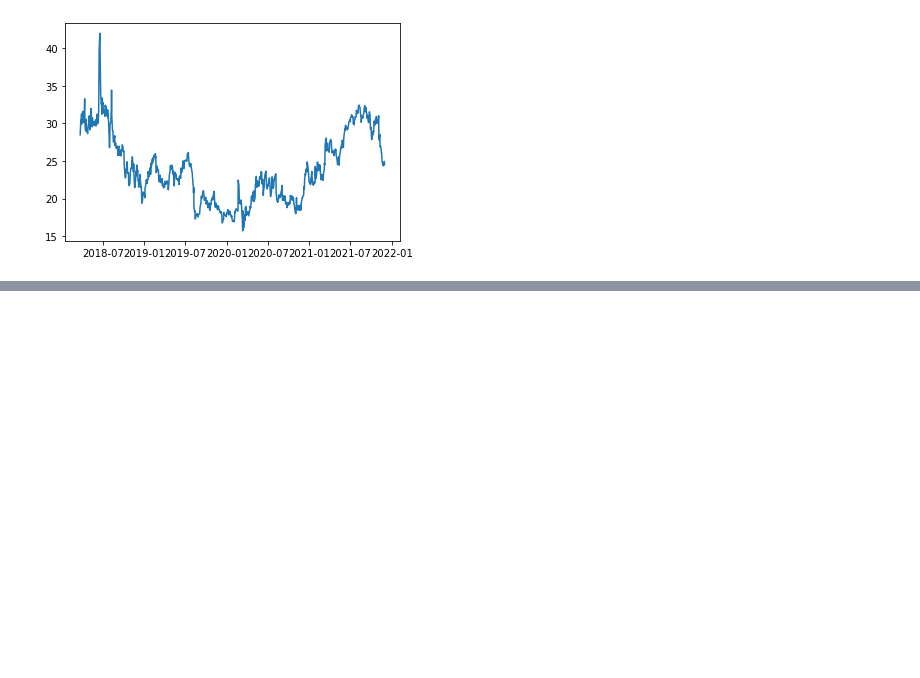
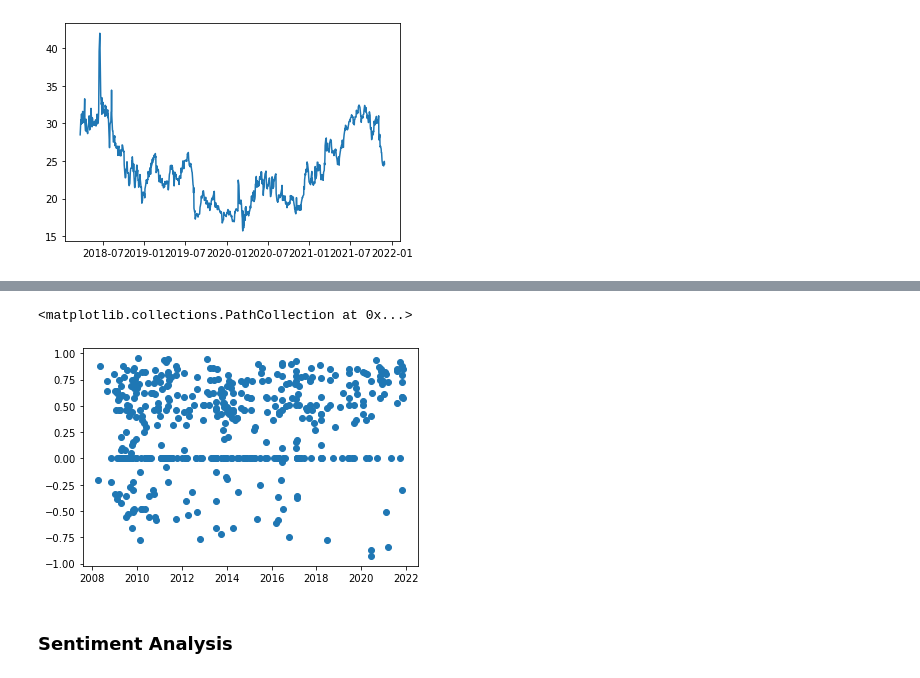
Before and after one commit to NB-01/twitter, a Jupyter notebook: analysis_nb.ipynb, the cells around one changed output, grey strips where cells are left out. Cells and saved outputs as stored; diff of their text form; code cells hidden in the pictures; blank space fills up the shorter version.

Commit message:
Nicolas data cleaning update day2

```diff
--- a/analysis_nb.ipynb
+++ b/analysis_nb.ipynb
@@ -207,0 +172,12 @@ plt.show()
+# %%
+from nltk.sentiment.vader import SentimentIntensityAnalyzer as SIA
+
+sia = SIA()
+results = []
+
+for tweet in df1['full_text']:
+    score = sia.polarity_scores(tweet)
+    score['headline'] = tweet
+    results.append(score)
+
+df1['compound'] = pd.DataFrame(results)['compound']
@@ -207,0 +200,7 @@ plt.show()
+# %%
+plt.scatter('date', 'compound', data=df1)
+# %% [output]
+<matplotlib.collections.PathCollection at 0x...>
+[figure, added]
+# %% [markdown]
+### Sentiment Analysis
```
Also changed, not shown: parts of 30 cells of this notebook.
